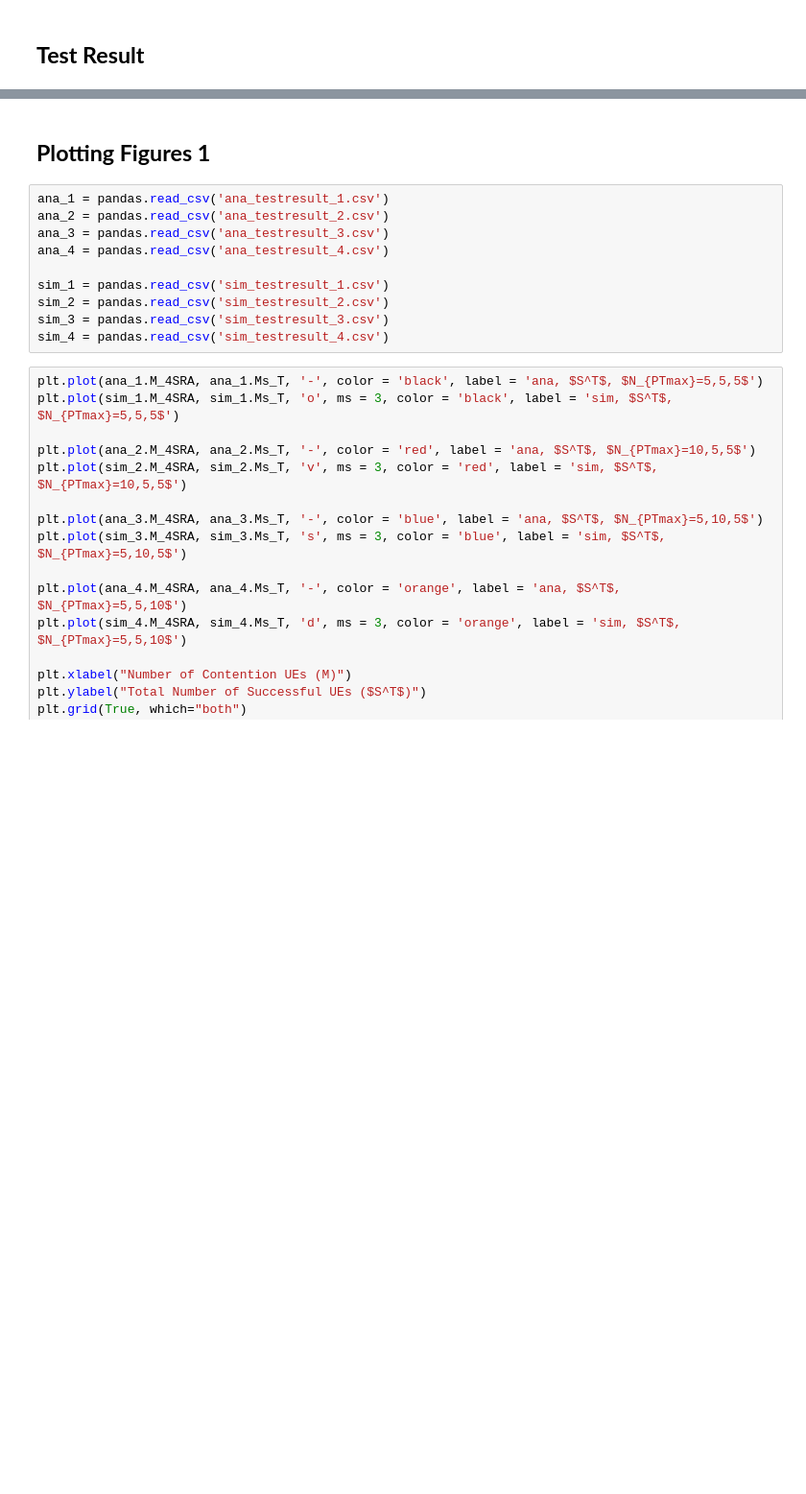
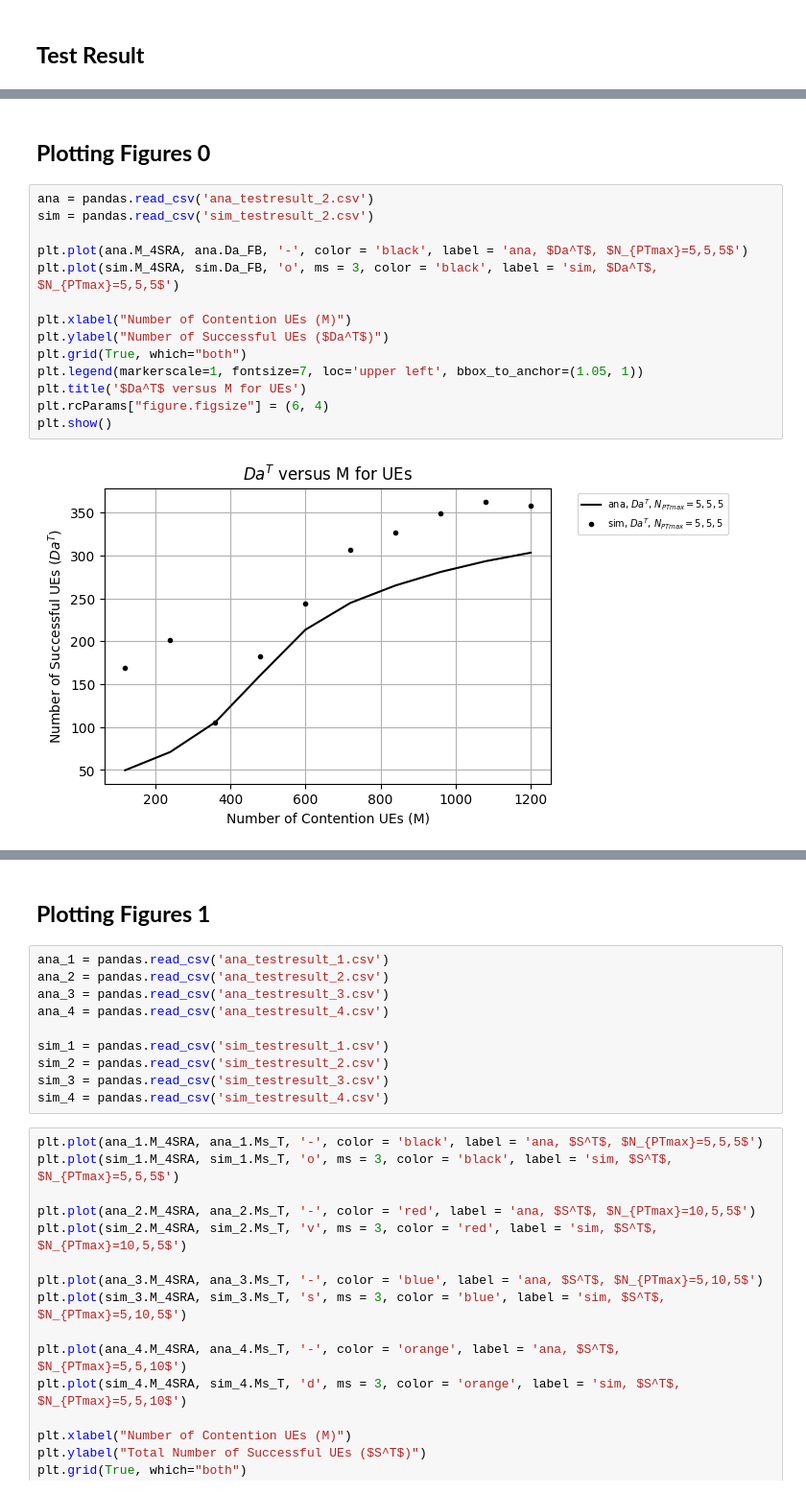
Before and after one commit to timlin0307/Thesis-Simulation, a Jupyter notebook: 2SRA and 4SRA in NTN/Analysis.ipynb, the cells around one changed output, grey strips where cells are left out. Shown at 96% size. Drawn from its saved outputs; the diff is of its cells as text; blank space fills up the shorter version.

```diff
--- a/2SRA and 4SRA in NTN/Analysis.ipynb
+++ b/2SRA and 4SRA in NTN/Analysis.ipynb
@@ -948,0 +965,18 @@ cvs_pandas = result.to_csv("ana_testresult_7.csv", mode='w+', index=False, heade
+# %% [markdown]
+## **Plotting Figures 0**
+# %%
+ana = pandas.read_csv('ana_testresult_2.csv')
+sim = pandas.read_csv('sim_testresult_2.csv')
+
+plt.plot(ana.M_4SRA, ana.Da_FB, '-', color = 'black', label = 'ana, $Da^T$, $N_{PTmax}=5,5,5$')
+plt.plot(sim.M_4SRA, sim.Da_FB, 'o', ms = 3, color = 'black', label = 'sim, $Da^T$, $N_{PTmax}=5,5,5$')
+
+plt.xlabel("Number of Contention UEs (M)")
+plt.ylabel("Number of Successful UEs ($Da^T$)")
+plt.grid(True, which="both")
+plt.legend(markerscale=1, fontsize=7, loc='upper left', bbox_to_anchor=(1.05, 1))
+plt.title('$Da^T$ versus M for UEs')
+plt.rcParams["figure.figsize"] = (6, 4)
+plt.show()
+# %% [output]
+[figure, added]
```
Also changed, not shown: parts of 11 cells of this notebook, 16 other files.
